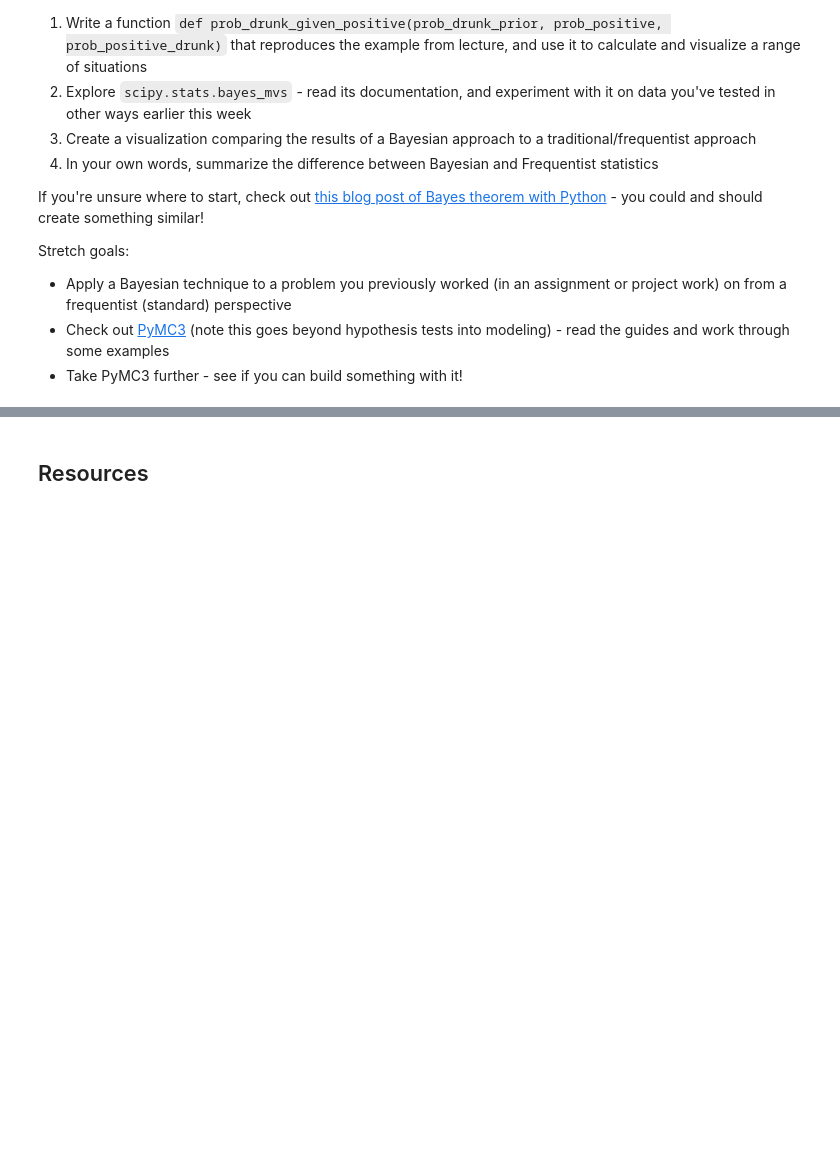
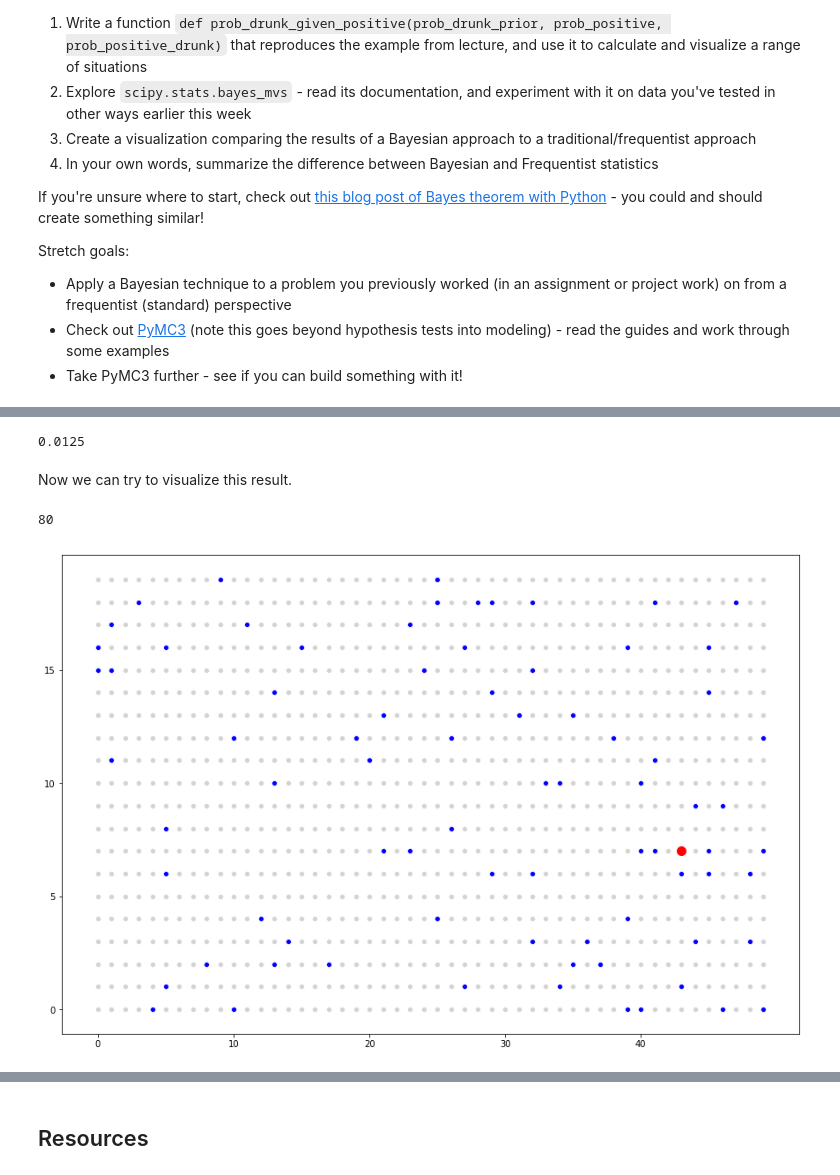
Before and after one commit to ngriggs/DS-Unit-1-Sprint-3-Statistical-Tests-and-Experiments, a Jupyter notebook: module3-introduction-to-bayesian-inference/LS_DS_133_Introduction_to_Bayesian_Inference.ipynb, the cells around one changed output, grey strips where cells are left out. Cells and saved outputs as stored; diff of their text form; code cells hidden in the pictures; blank space fills up the shorter version.

```diff
--- a/module3-introduction-to-bayesian-inference/LS_DS_133_Introduction_to_Bayesian_Inference.ipynb
+++ b/module3-introduction-to-bayesian-inference/LS_DS_133_Introduction_to_Bayesian_Inference.ipynb
@@ -154,0 +230,44 @@ Stretch goals:
+# %%
+prob_drunk_given_positive((1/1000), 0.08, 1)
+# %% [output]
+0.0125
+# %% [markdown]
+Now we can try to visualize this result.
+# %%
+y = []
+for i in range(20):
+  for _ in range(50):
+    y.append(i)
+x = []
+for i in range(20):
+  for j in range(50):
+    x.append(j)
+# %%
+import numpy as np
+import random
+false_x = []
+false_y = []
+for i in range(100):
+  false_x.append(np.random.randint(0, 50))
+  false_y.append(np.random.randint(0, 20))
+  if len(set(list(zip(false_x, false_y)))) == 80:
+    break
+
+true = random.choice(list(zip(false_x, false_y)))
+# %%
+len(set(list(zip(false_x, false_y))))
+# %% [output]
+80
+# %%
+import matplotlib.pyplot as plt
+import pandas as pd
+import seaborn as sns
+
+plt.figure(figsize=(15,10))
+ax = sns.scatterplot(x, y, color = 'lightgray')
+ax = sns.scatterplot(false_x, false_y, color='blue')
+plt.scatter(true[0], true[1], marker='o', s=100, color='red');
+plt.xticks(range(0, 50, 10));
+plt.yticks(range(0, 20, 5));
+# %% [output]
+[figure, added]
```
Also changed, not shown: parts of 13 cells of this notebook.
